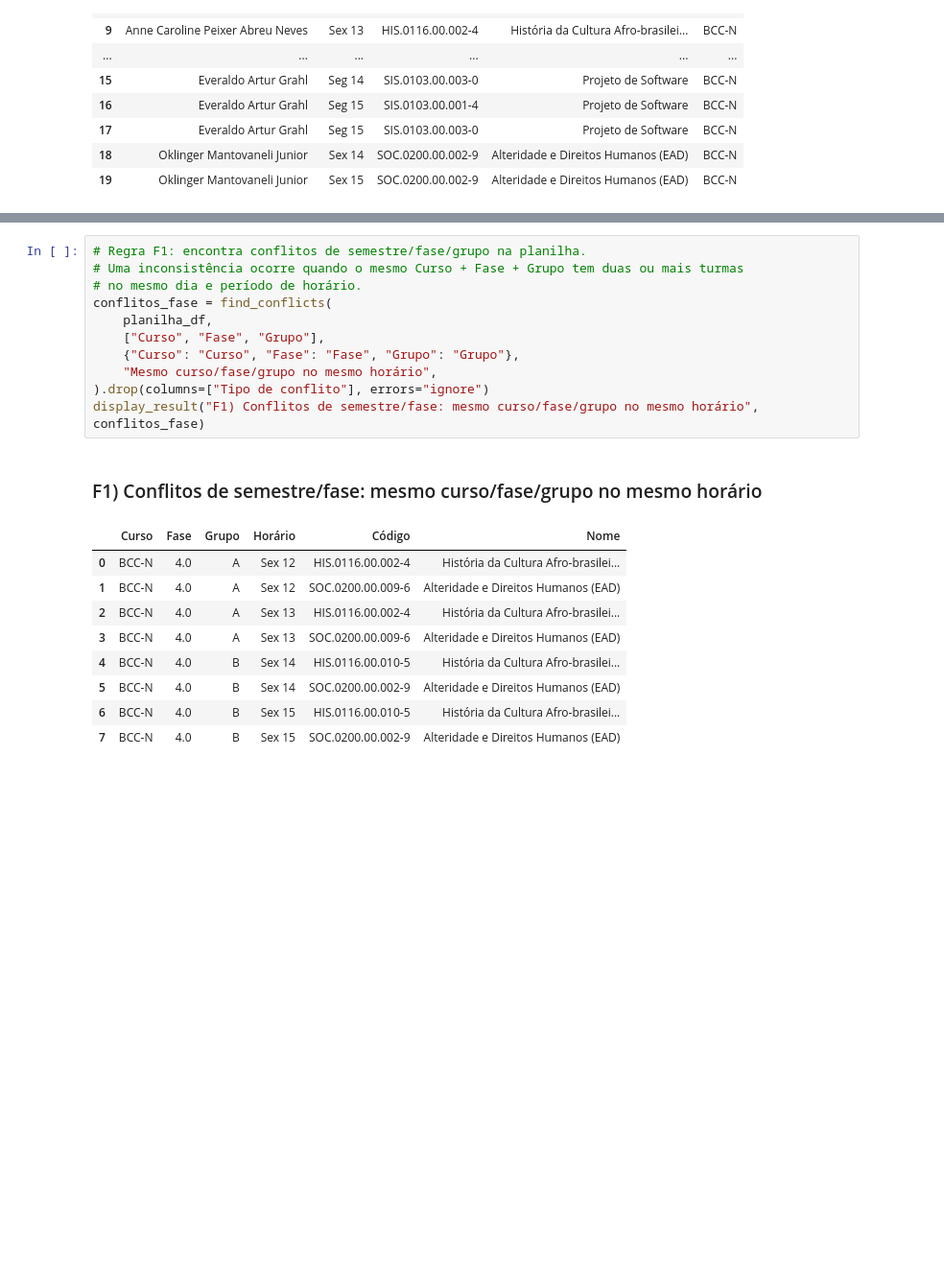
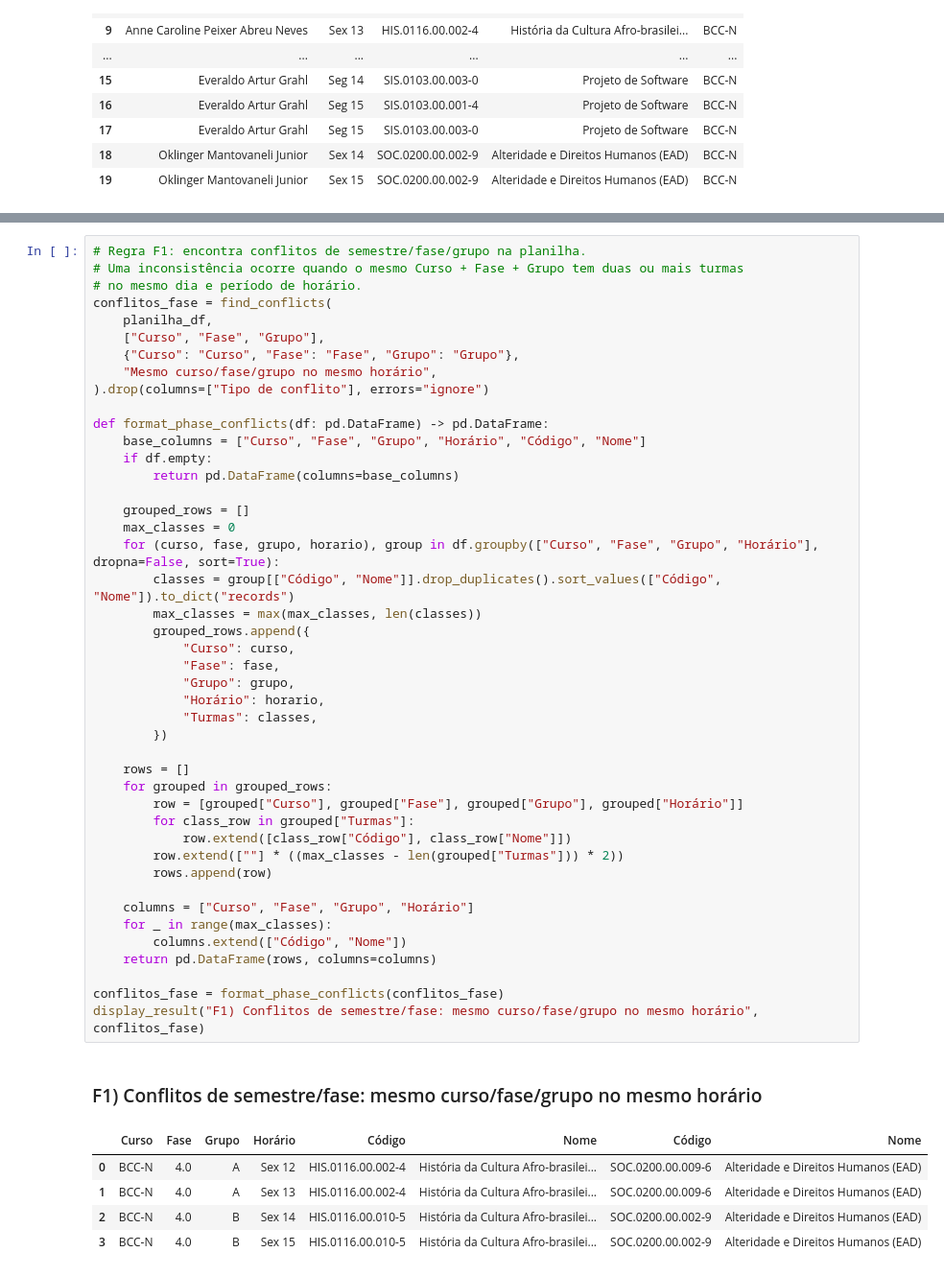
Before and after one commit to DSCFURB/dsc, a Jupyter notebook: ___Python/main.ipynb, the cells around one changed output, grey strips where cells are left out. Shown at 96% size. Cells and saved outputs as stored; diff of their text form; blank space fills up the shorter version.

```diff
--- a/___Python/main.ipynb
+++ b/___Python/main.ipynb
@@ -1291,25 +1380,54 @@ display_result("E1) Conflitos de espaço físico: duas ou mais turmas", conflito
 # %%
 # Regra F1: encontra conflitos de semestre/fase/grupo na planilha.
 # Uma inconsistência ocorre quando o mesmo Curso + Fase + Grupo tem duas ou mais turmas
 # no mesmo dia e período de horário.
 conflitos_fase = find_conflicts(
     planilha_df,
     ["Curso", "Fase", "Grupo"],
     {"Curso": "Curso", "Fase": "Fase", "Grupo": "Grupo"},
     "Mesmo curso/fase/grupo no mesmo horário",
 ).drop(columns=["Tipo de conflito"], errors="ignore")
+
+def format_phase_conflicts(df: pd.DataFrame) -> pd.DataFrame:
+    base_columns = ["Curso", "Fase", "Grupo", "Horário", "Código", "Nome"]
+    if df.empty:
+        return pd.DataFrame(columns=base_columns)
+
+    grouped_rows = []
+    max_classes = 0
+    for (curso, fase, grupo, horario), group in df.groupby(["Curso", "Fase", "Grupo", "Horário"], dropna=False, sort=True):
+        classes = group[["Código", "Nome"]].drop_duplicates().sort_values(["Código", "Nome"]).to_dict("records")
+        max_classes = max(max_classes, len(classes))
+        grouped_rows.append({
+            "Curso": curso,
+            "Fase": fase,
+            "Grupo": grupo,
+            "Horário": horario,
+            "Turmas": classes,
+        })
+
+    rows = []
+    for grouped in grouped_rows:
+        row = [grouped["Curso"], grouped["Fase"], grouped["Grupo"], grouped["Horário"]]
+        for class_row in grouped["Turmas"]:
+            row.extend([class_row["Código"], class_row["Nome"]])
+        row.extend([""] * ((max_classes - len(grouped["Turmas"])) * 2))
+        rows.append(row)
+
+    columns = ["Curso", "Fase", "Grupo", "Horário"]
+    for _ in range(max_classes):
+        columns.extend(["Código", "Nome"])
+    return pd.DataFrame(rows, columns=columns)
+
+conflitos_fase = format_phase_conflicts(conflitos_fase)
 display_result("F1) Conflitos de semestre/fase: mesmo curso/fase/grupo no mesmo horário", conflitos_fase)
 # %% [output]
 ### F1) Conflitos de semestre/fase: mesmo curso/fase/grupo no mesmo horário
-|  | Curso | Fase | Grupo | Horário | Código | Nome |
-| 0 | BCC-N | 4.0 | A | Sex 12 | HIS.0116.00.002-4 | História da Cultura Afro-brasilei... |
-| 1 | BCC-N | 4.0 | A | Sex 12 | SOC.0200.00.009-6 | Alteridade e Direitos Humanos (EAD) |
-| 2 | BCC-N | 4.0 | A | Sex 13 | HIS.0116.00.002-4 | História da Cultura Afro-brasilei... |
-| 3 | BCC-N | 4.0 | A | Sex 13 | SOC.0200.00.009-6 | Alteridade e Direitos Humanos (EAD) |
-| 4 | BCC-N | 4.0 | B | Sex 14 | HIS.0116.00.010-5 | História da Cultura Afro-brasilei... |
-| 5 | BCC-N | 4.0 | B | Sex 14 | SOC.0200.00.002-9 | Alteridade e Direitos Humanos (EAD) |
-| 6 | BCC-N | 4.0 | B | Sex 15 | HIS.0116.00.010-5 | História da Cultura Afro-brasilei... |
-| 7 | BCC-N | 4.0 | B | Sex 15 | SOC.0200.00.002-9 | Alteridade e Direitos Humanos (EAD) |
+|  | Curso | Fase | Grupo | Horário | Código | Nome | Código | Nome |
+| 0 | BCC-N | 4.0 | A | Sex 12 | HIS.0116.00.002-4 | História da Cultura Afro-brasilei... | SOC.0200.00.009-6 | Alteridade e Direitos Humanos (EAD) |
+| 1 | BCC-N | 4.0 | A | Sex 13 | HIS.0116.00.002-4 | História da Cultura Afro-brasilei... | SOC.0200.00.009-6 | Alteridade e Direitos Humanos (EAD) |
+| 2 | BCC-N | 4.0 | B | Sex 14 | HIS.0116.00.010-5 | História da Cultura Afro-brasilei... | SOC.0200.00.002-9 | Alteridade e Direitos Humanos (EAD) |
+| 3 | BCC-N | 4.0 | B | Sex 15 | HIS.0116.00.010-5 | História da Cultura Afro-brasilei... | SOC.0200.00.002-9 | Alteridade e Direitos Humanos (EAD) |
 # %%
 # Geração do relatório final.
 # Esta célula consolida as quantidades de todas as regras, monta o resumo agrupado,
```
Also changed, not shown: parts of 21 cells of this notebook.
